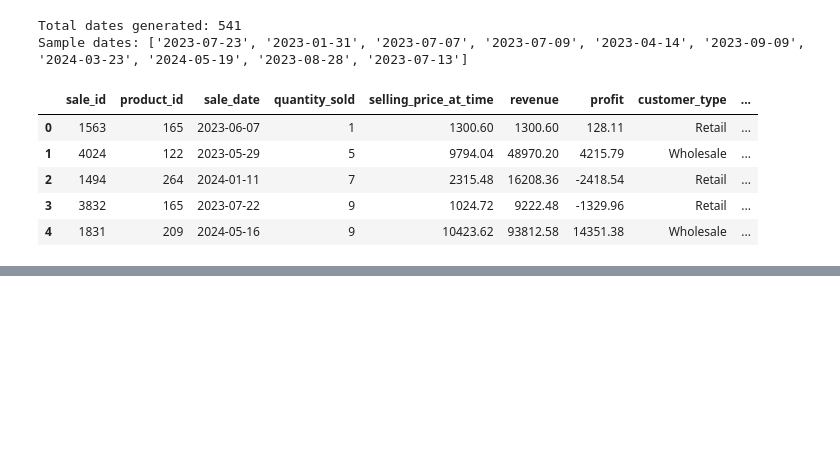
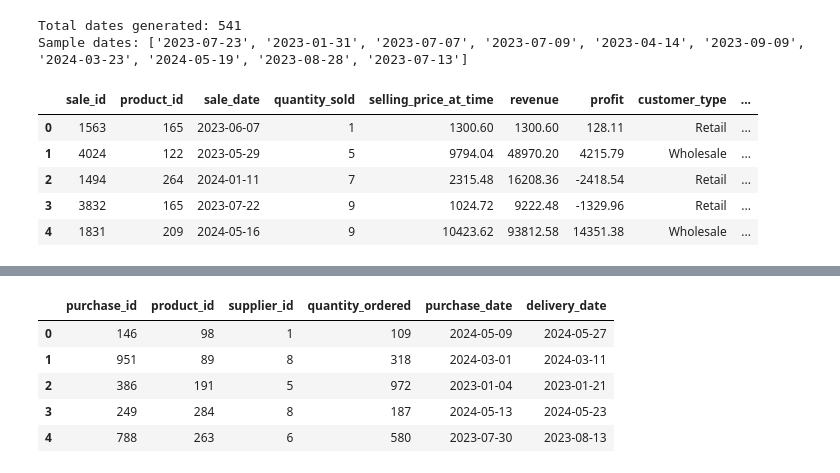
Before and after one commit to LinetLydia/Sales_and_Inventory_Forecasting_System, a Jupyter notebook: index.ipynb, the cells around one changed output, grey strips where cells are left out. Drawn from its saved outputs; the diff is of its cells as text; code cells hidden in the pictures; blank space fills up the shorter version.

```diff
--- a/index.ipynb
+++ b/index.ipynb
@@ -537,0 +655,61 @@ df_sales.head()
+# %%
+#Generate purchases (Restock events)
+# Number of restock purchase orders to generate
+num_purchases = random.randint(600, 1200)   # fairly large & realistic
+
+purchase_records = []
+
+for purchase_id in range(1, num_purchases + 1):
+
+    # Random product
+    product_row = df_products.sample(1).iloc[0]
+    product_id = product_row["product_id"]
+    supplier_id = product_row["supplier_id"]
+
+    # Random quantity ordered
+    quantity_ordered = np.random.randint(50, 1000)
+
+    # Random purchase date (within the 18-month window)
+    purchase_date = pd.to_datetime(np.random.choice(dates_list))
+
+    # Supplier lead time
+    supplier_lead_time = df_suppliers.loc[
+        df_suppliers["supplier_id"] == supplier_id,
+        "delivery_lead_time_days"
+    ].values[0]
+
+    # Delivery date = purchase_date + lead_time
+    delivery_date = purchase_date + timedelta(days=int(supplier_lead_time))
+
+    purchase_records.append([
+        purchase_id,
+        product_id,
+        supplier_id,
+        quantity_ordered,
+        purchase_date.strftime("%Y-%m-%d"),
+        delivery_date.strftime("%Y-%m-%d")
+    ])
+
+df_purchases = pd.DataFrame(
+    purchase_records,
+    columns=[
+        "purchase_id",
+        "product_id",
+        "supplier_id",
+        "quantity_ordered",
+        "purchase_date",
+        "delivery_date"
+    ]
+)
+
+# Shuffle dataset to ensure no natural order
+df_purchases = df_purchases.sample(frac=1).reset_index(drop=True)
+
+df_purchases.head()
+# %% [output]
+|  | purchase_id | product_id | supplier_id | quantity_ordered | purchase_date | delivery_date |
+| 0 | 146 | 98 | 1 | 109 | 2024-05-09 | 2024-05-27 |
+| 1 | 951 | 89 | 8 | 318 | 2024-03-01 | 2024-03-11 |
+| 2 | 386 | 191 | 5 | 972 | 2023-01-04 | 2023-01-21 |
+| 3 | 249 | 284 | 8 | 187 | 2024-05-13 | 2024-05-23 |
+| 4 | 788 | 263 | 6 | 580 | 2023-07-30 | 2023-08-13 |
```
Also changed, not shown: parts of 4 cells of this notebook.
